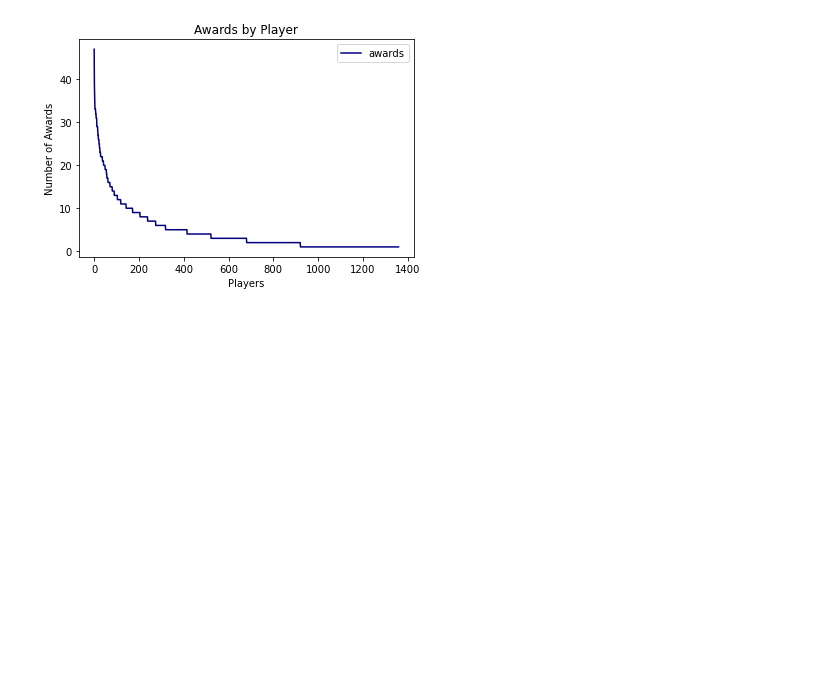
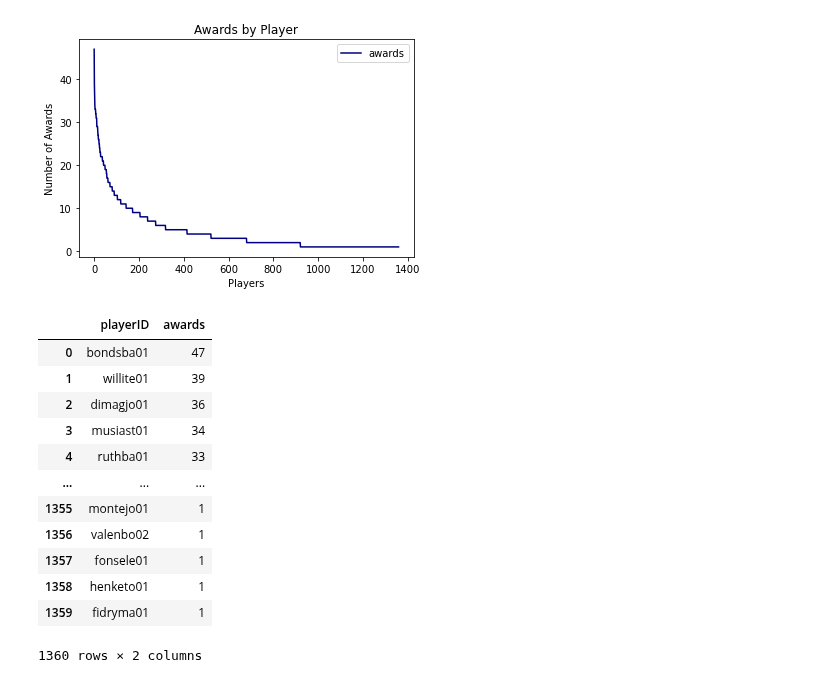
Before and after one commit to aradaha/Baseball-Stats-Project, a Jupyter notebook: Capstone.ipynb, the cells around one changed output. Drawn from its saved outputs; the diff is of its cells as text; code cells hidden in the pictures; blank space fills up the shorter version.

```diff
--- a/Capstone.ipynb
+++ b/Capstone.ipynb
@@ -229,3 +229,19 @@ bx.set_ylabel("Number of Awards")
 # %% [output]
 Text(0, 0.5, 'Number of Awards')
 [figure]
+# %%
+Awards
+# %% [output]
+|  | playerID | awards |
+| 0 | bondsba01 | 47 |
+| 1 | willite01 | 39 |
+| 2 | dimagjo01 | 36 |
+| 3 | musiast01 | 34 |
+| 4 | ruthba01 | 33 |
+| ... | ... | ... |
+| 1355 | montejo01 | 1 |
+| 1356 | valenbo02 | 1 |
+| 1357 | fonsele01 | 1 |
+| 1358 | henketo01 | 1 |
+| 1359 | fidryma01 | 1 |
+1360 rows × 2 columns
```
Also changed, not shown: parts of 2 cells of this notebook.
